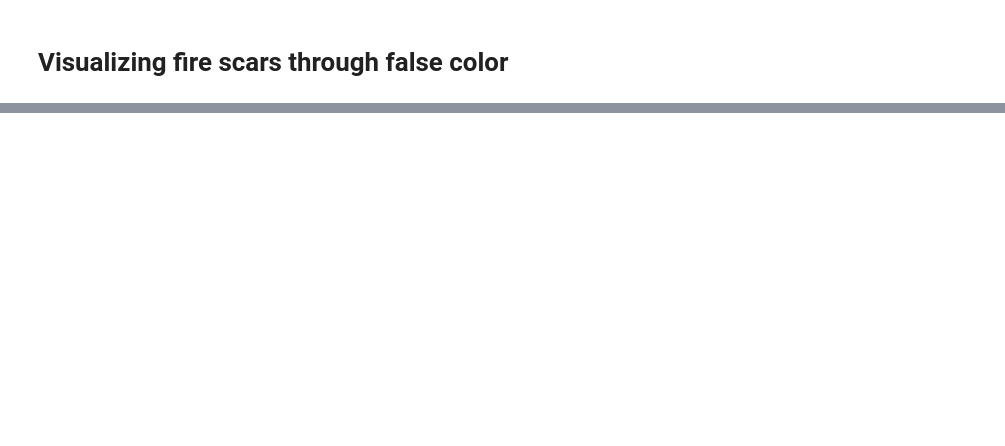
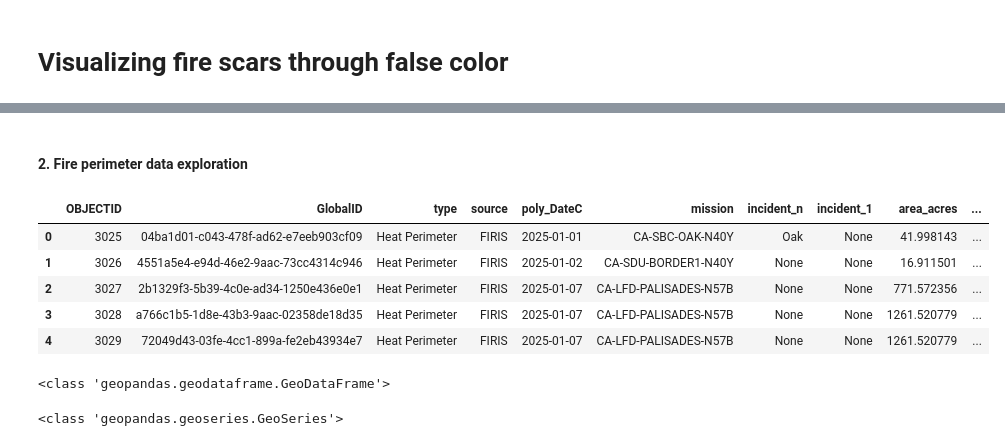
Before and after one commit to mmorenorolon/eds220-hwk4, a Jupyter notebook: hwk4-task2-false-color-MORENOROLON.ipynb, the cells around one changed output, grey strips where cells are left out. Saved outputs shown, nothing was run; the diff lists cells and outputs as text; code cells hidden in the pictures; blank space fills up the shorter version.

```diff
--- a/hwk4-task2-false-color-MORENOROLON.ipynb
+++ b/hwk4-task2-false-color-MORENOROLON.ipynb
@@ -25,0 +32,31 @@ landsat8 = xr.open_dataset('data/landsat8-2025-02-23-palisades-eaton.nc')
+# %% [markdown]
+#### 2. Fire perimeter data exploration
+# %%
+# Create file path for fire perimeter data
+fp = os.path.join('data','CA_Perimeters_CAL_FIRE_NIFC_FIRIS_public_view','CA_Perimeters_CAL_FIRE_NIFC_FIRIS_public_view.shp')
+
+# View file path
+fp
+
+# Read in fire perimeter data
+fire_perimeter = gpd.read_file(fp)
+
+# View the first five rows of the `fire_perimeter` shapefile
+fire_perimeter.head()
+# %% [output]
+|  | OBJECTID | GlobalID | type | source | poly_DateC | mission | incident_n | incident_1 | area_acres | ... |
+| 0 | 3025 | 04ba1d01-c043-478f-ad62-e7eeb903cf09 | Heat Perimeter | FIRIS | 2025-01-01 | CA-SBC-OAK-N40Y | Oak | None | 41.998143 | ... |
+| 1 | 3026 | 4551a5e4-e94d-46e2-9aac-73cc4314c946 | Heat Perimeter | FIRIS | 2025-01-02 | CA-SDU-BORDER1-N40Y | None | None | 16.911501 | ... |
+| 2 | 3027 | 2b1329f3-5b39-4c0e-ad34-1250e436e0e1 | Heat Perimeter | FIRIS | 2025-01-07 | CA-LFD-PALISADES-N57B | None | None | 771.572356 | ... |
+| 3 | 3028 | a766c1b5-1d8e-43b3-9aac-02358de18d35 | Heat Perimeter | FIRIS | 2025-01-07 | CA-LFD-PALISADES-N57B | None | None | 1261.520779 | ... |
+| 4 | 3029 | 72049d43-03fe-4cc1-899a-fe2eb43934e7 | Heat Perimeter | FIRIS | 2025-01-07 | CA-LFD-PALISADES-N57B | None | None | 1261.520779 | ... |
+# %%
+# Check the data type of the fire perimeter geodataframe
+print(type(fire_perimeter))
+# %% [output]
+<class 'geopandas.geodataframe.GeoDataFrame'>
+# %%
+# Check the data type of the geometry column
+print(type(fire_perimeter.geometry))
+# %% [output]
+<class 'geopandas.geoseries.GeoSeries'>
```
Also changed, not shown: parts of 28 cells of this notebook.
